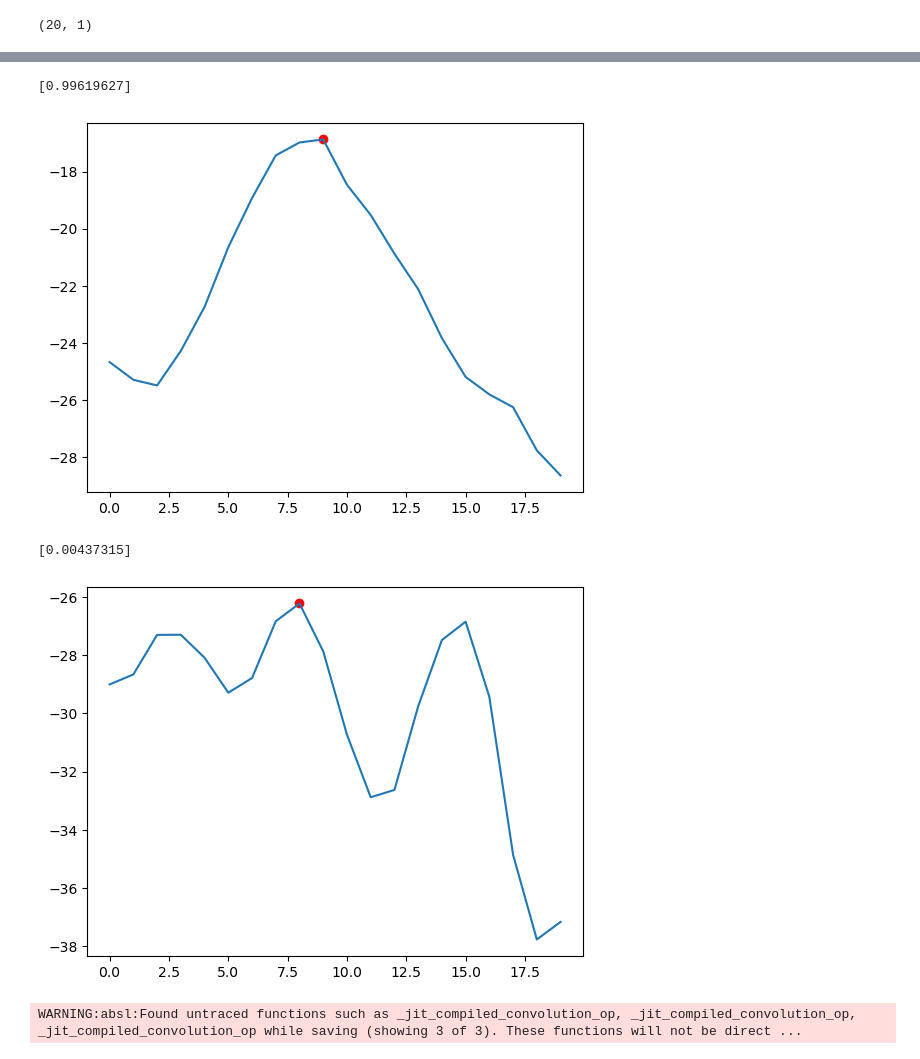
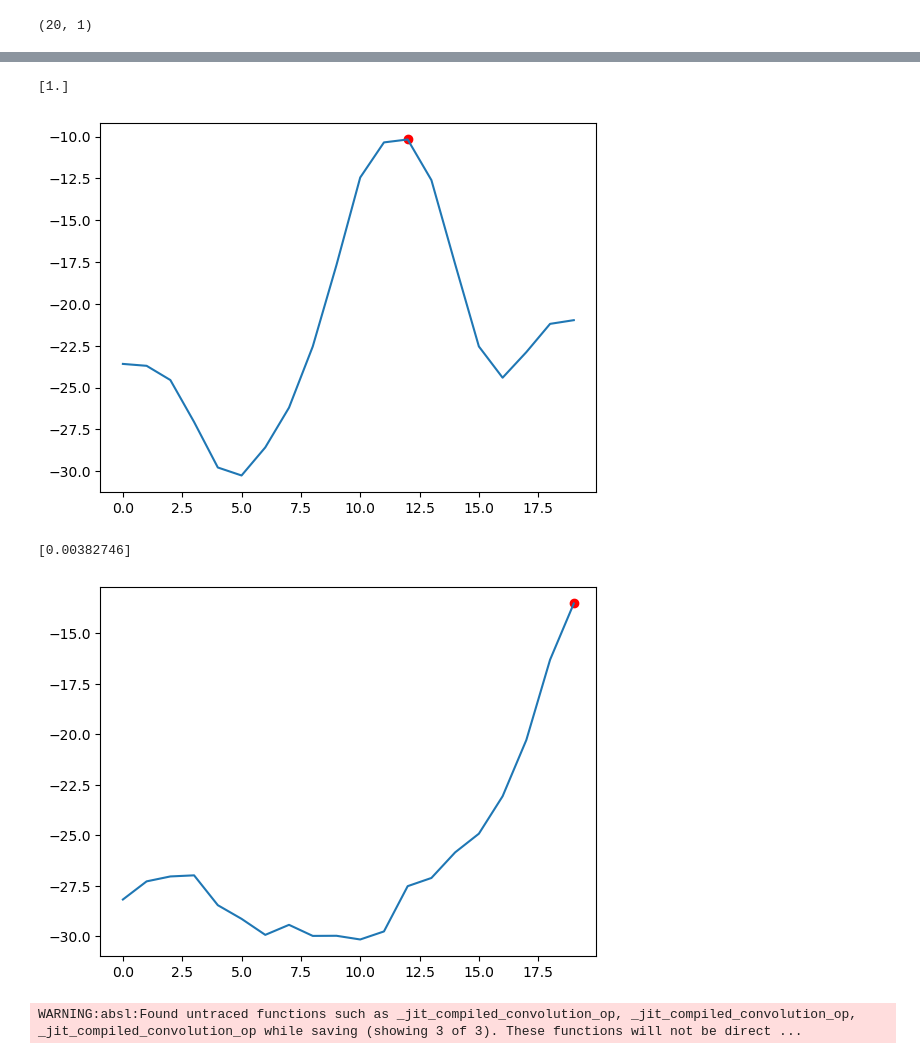
Before and after one commit to enter-opy/everest, a Jupyter notebook: train.ipynb, the cells around one changed output, grey strips where cells are left out. Drawn from its saved outputs; the diff is of its cells as text; code cells hidden in the pictures.

```diff
--- a/train.ipynb
+++ b/train.ipynb
@@ -10,7 +10,7 @@ import matplotlib.pyplot as plt
 inputs = []
 targets = []
 # %%
-for i in range(52):
+for i in range(50):
     with open('dataset.json', 'r') as fp:
         data = json.load(fp)
         inputs = inputs + data['roi']
@@ -76,5 +76,5 @@ Trainable params: 3,433
 Non-trainable params: 0
 _________________________________________________________________
 # %%
-history = model.fit(X_train, y_train, validation_data=(X_validation, y_validation), epochs=50, batch_size=32)
+history = model.fit(X_train, y_train, validation_data=(X_validation, y_validation), epochs=100)
 # %% [output]
@@ -102,17 +102,17 @@ prediction = model.predict(X_test)
 # %%
-plt.plot(X_test[61])
-plt.scatter(np.argmax(X_test[61]), max(X_test[61]), c='r')
-print(prediction[61])
+plt.plot(X_test[77])
+plt.scatter(np.argmax(X_test[77]), max(X_test[77]), c='r')
+print(prediction[77])
 # %% [output]
-[0.99619627]
+[1.]
-[figure, old version]
+[figure, new version]
 # %%
 plt.plot(X_test[62])
 plt.scatter(np.argmax(X_test[62]), max(X_test[62]), c='r')
 print(prediction[62])
 # %% [output]
-[0.00437315]
+[0.00382746]
-[figure, old version]
+[figure, new version]
 # %%
 model.save("model")
 # %% [output]
```
Also changed, not shown: parts of 4 cells of this notebook, 4 other files.
